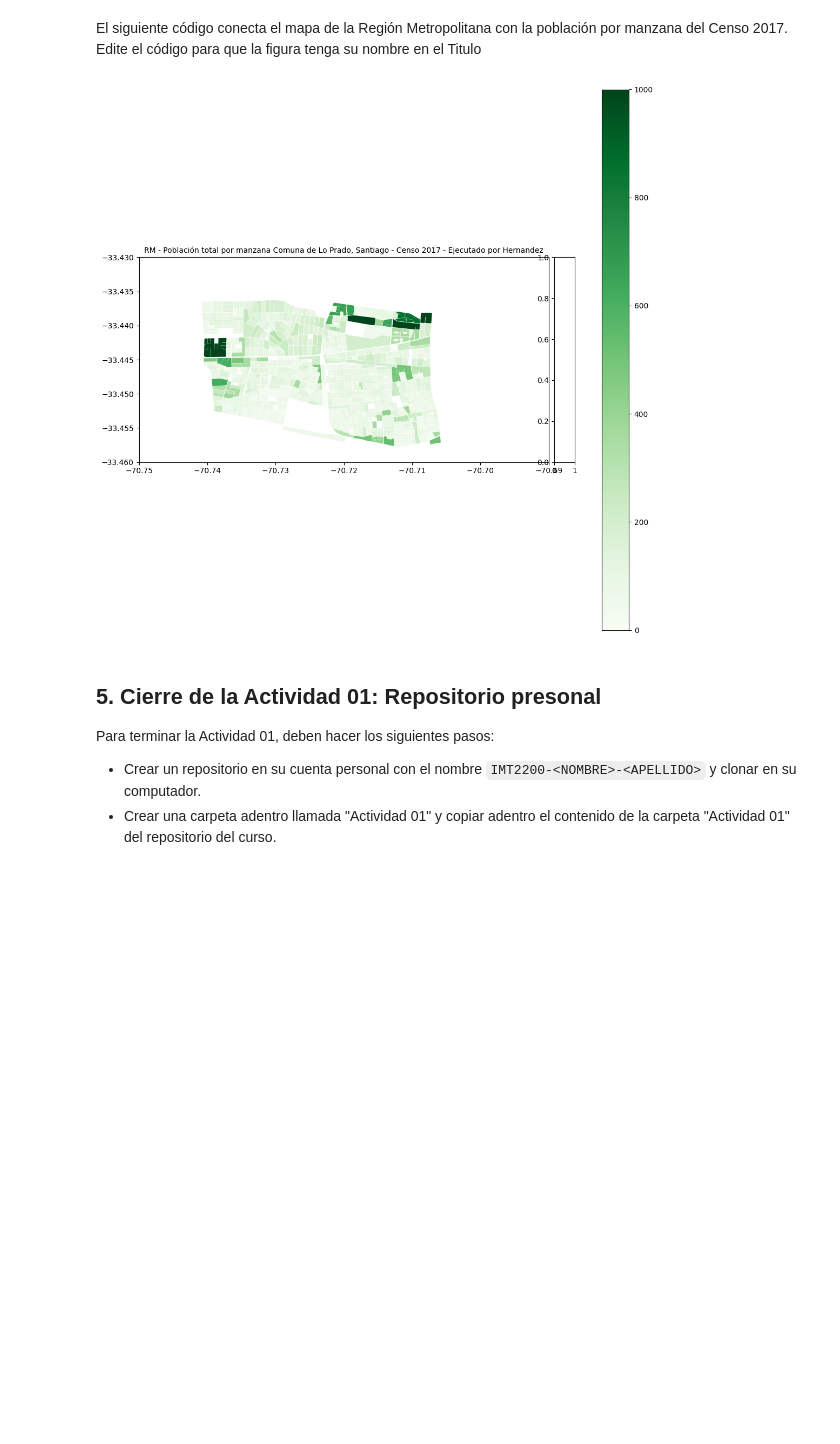
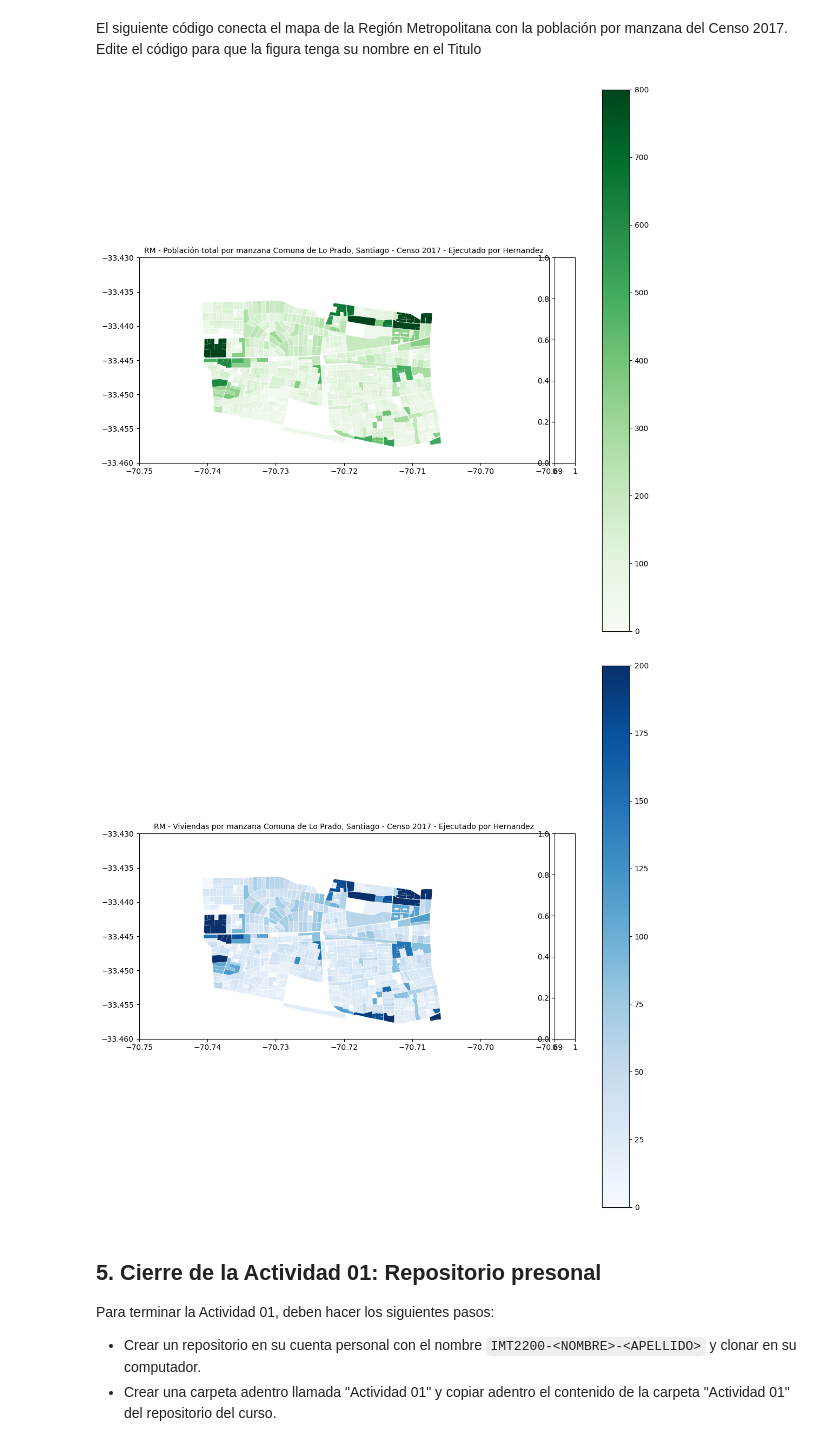
Before and after one commit to SergioHdezDC/IMT2200-SERGIO-HERNANDEZ, a Jupyter notebook: Actividad 01/IMT2200 - Actividad 01.ipynb, the cells around one changed output. Cells and saved outputs as stored; diff of their text form; code cells hidden in the pictures; blank space fills up the shorter version.

Commit message:
nuevo mapa de viviendas

```diff
--- a/Actividad 01/IMT2200 - Actividad 01.ipynb
+++ b/Actividad 01/IMT2200 - Actividad 01.ipynb
@@ -164,35 +165,69 @@ fig=plt.figure(figsize=(13,13))
 ax=fig.add_subplot(111)
 divider = make_axes_locatable(ax)
 cax = divider.append_axes("right", size="5%", pad=0.1)
 
 # cantidad de personas por manzana
 manz = manz[manz["NOM_COMUNA"] == "LO PRADO"]
 Z=manz['TOTAL_PERS']
-manz.plot(ax=ax, column='TOTAL_PERS', cmap='Greens', legend=True, vmin=0, vmax=1000)
+manz.plot(ax=ax, column='TOTAL_PERS', cmap='Greens', legend=True, vmin=0, vmax=800)
 
 com_projected = com.to_crs(epsg=3857)
 com_projected.boundary.plot(ax=ax, lw=0.2, color='k')
 c = [-33.445, -70.72]
 range_x = 0.03
 range_y = 0.015
 xlim= [c[1] - range_x, c[1] + range_x]
 ylim= [c[0] - range_y, c[0] + range_y]
 #xlim=[-70.8,-70.5]
 #ylim=[-33.5,-33.4]
 for x, y, label in zip(com_projected.geometry.centroid.x, com_projected.geometry.centroid.y, com_projected.NOM_COMUNA):
     if xlim[0]<x<xlim[1] and ylim[0]<y<ylim[1]:
         ax.text(x, y, label, fontsize = 10)
 
 ax.set_xlim(xlim)
 ax.set_ylim(ylim);
 
 ## Reemplace 'XXX' por su apellido
 ax.set_title('RM - Población total por manzana Comuna de Lo Prado, Santiago - Censo 2017 - Ejecutado por Hernandez',fontsize=10)
 
 ## Reemplace 'XXX' por su apellido en el nombre del archivo de salida
 fig.savefig('PoblacionRM_C2017_Hernandez.jpg')
+
+#Crear figura y ejes
+fig=plt.figure(figsize=(13,13))
+ax=fig.add_subplot(111)
+divider = make_axes_locatable(ax)
+cax = divider.append_axes("right", size="5%", pad=0.1)
+
+# cantidad de viviendas por manzana
+manz = manz[manz["NOM_COMUNA"] == "LO PRADO"]
+Z=manz['TOTAL_VIVI']
+manz.plot(ax=ax, column='TOTAL_VIVI', cmap='Blues', legend=True, vmin=0, vmax=200)
+
+com_projected = com.to_crs(epsg=3857)
+com_projected.boundary.plot(ax=ax, lw=0.2, color='k')
+c = [-33.445, -70.72]
+range_x = 0.03
+range_y = 0.015
+xlim= [c[1] - range_x, c[1] + range_x]
+ylim= [c[0] - range_y, c[0] + range_y]
+#xlim=[-70.8,-70.5]
+#ylim=[-33.5,-33.4]
+for x, y, label in zip(com_projected.geometry.centroid.x, com_projected.geometry.centroid.y, com_projected.NOM_COMUNA):
+    if xlim[0]<x<xlim[1] and ylim[0]<y<ylim[1]:
+        ax.text(x, y, label, fontsize = 10)
+
+ax.set_xlim(xlim)
+ax.set_ylim(ylim);
+
+## Reemplace 'XXX' por su apellido
+ax.set_title('RM - Viviendas por manzana Comuna de Lo Prado, Santiago - Censo 2017 - Ejecutado por Hernandez',fontsize=10)
+
+## Reemplace 'XXX' por su apellido en el nombre del archivo de salida
+fig.savefig('PoblacionRM_C2017_viviendas_Hernandez.jpg')
 # %% [output]
-[figure, old version]
+[figure, new version]
+[figure, added]
 # %% [markdown]
 ## 5. Cierre de la Actividad 01: Repositorio presonal
 
```
Also changed, not shown: parts of 1 cell of this notebook, 2 other files.
